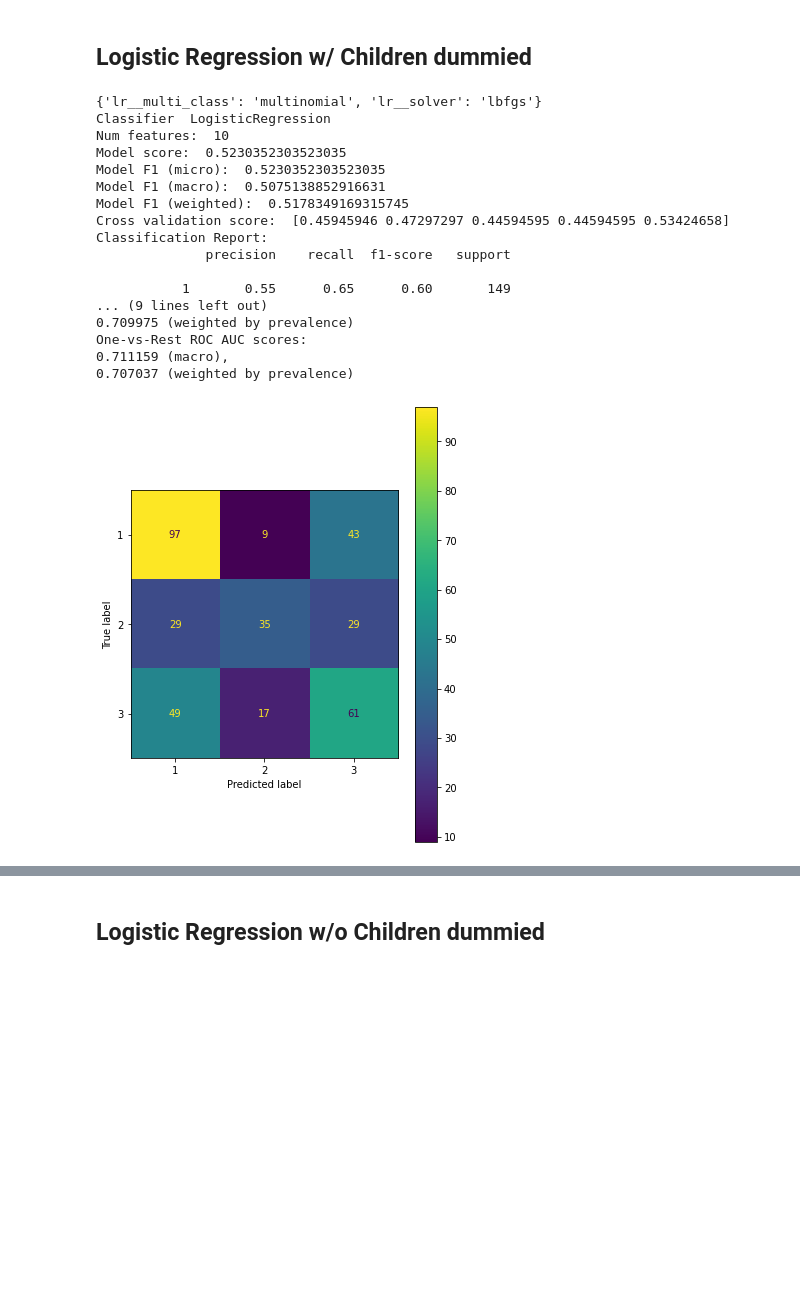
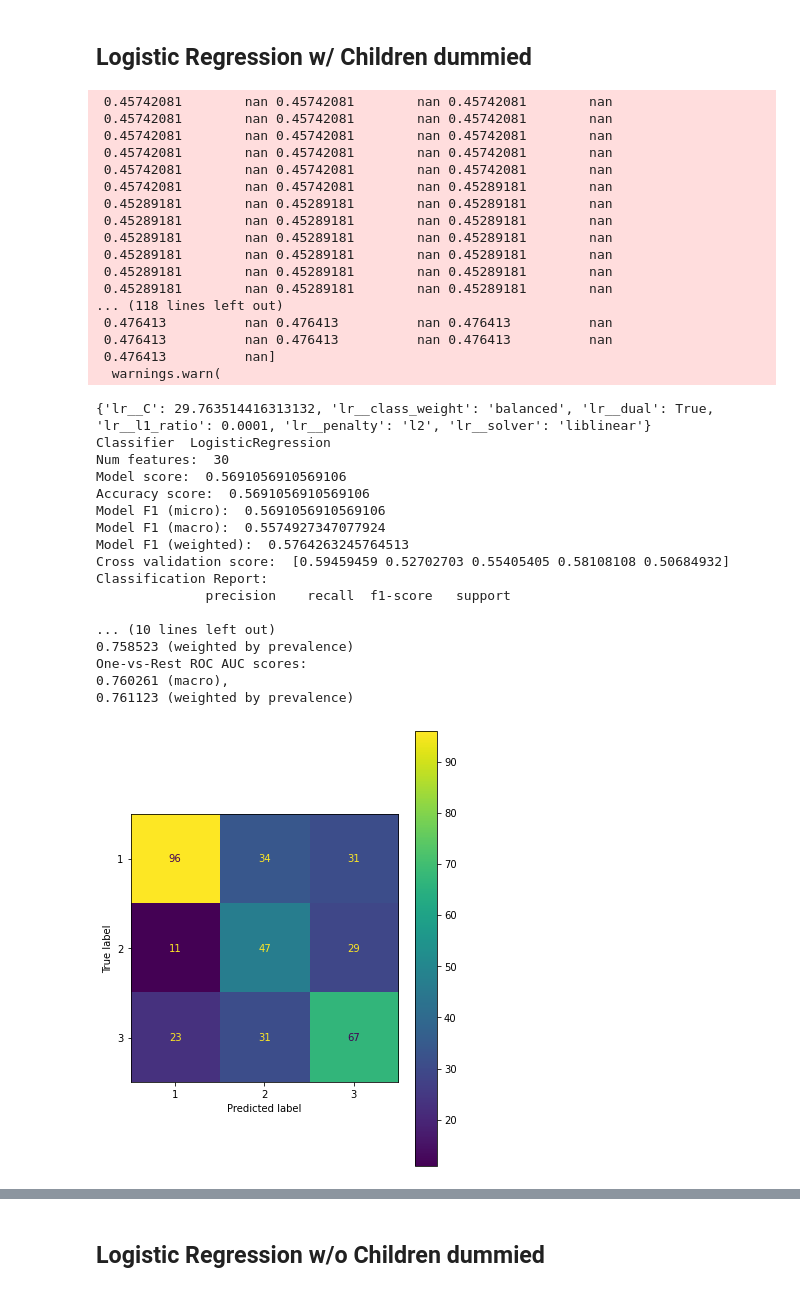
Before and after one commit to mike-flanagan/contraceptive-use-in-indonesia, a Jupyter notebook: WAX_prediction.ipynb, the cells around one changed output, grey strips where cells are left out. Cells and saved outputs as stored; diff of their text form; code cells hidden in the pictures; blank space fills up the shorter version.

```diff
--- a/WAX_prediction.ipynb
+++ b/WAX_prediction.ipynb
@@ -80,13 +80,13 @@ y = X.pop('cmc')
 to_dummy = ['edu', 'hus_edu', 'chil', 'hus_ocu', 'sol']
 X_with_dums = pd.get_dummies(X, columns=to_dummy, drop_first=True)
 # X_with_dums.shape
-X_train, X_test, y_train, y_test = train_test_split(
+X_train_df, X_test, y_train, y_test = train_test_split(
     X_with_dums, y, test_size=.25,
     random_state=1)
 # X_train.shape
 rs = RobustScaler()
-rs.fit(X_train)
-X_train = rs.transform(X_train)
+rs.fit(X_train_df)
+X_train = rs.transform(X_train_df)
 X_test = rs.transform(X_test)
 # %% [markdown]
 # Modeling
@@ -95,41 +95,58 @@ X_test = rs.transform(X_test)
 # %%
 # set up pipeline
 pipe_lr = Pipeline([('lr' , LogisticRegression(random_state=1, max_iter=200))])
 
 params_grid_lr = {'lr__penalty' : ['l2','elasticnet'],
                   'lr__class_weight' : ['balanced'],
                   'lr__dual' : [True],
                   'lr__solver' : ['liblinear'],
                   'lr__C' : np.logspace(-4, 4, 20),
                   'lr__l1_ratio' : np.logspace(-4, 4, 20) # only needed for elasticnet
                  }
 
 lr_clf = GridSearchCV(pipe_lr, param_grid = params_grid_lr, cv = 5, verbose=0, n_jobs=-1)
 
 # fit on data
 lr_clf.fit(X_train, y_train)
 print(lr_clf.best_params_)
 best_lr_clf = lr_clf.best_estimator_
-model_stats(X_train.columns, best_lr_clf, 'LogisticRegression', X_test, y_test)
+model_stats(X_train_df.columns, best_lr_clf, 'LogisticRegression', X_test, y_test)
 # %% [output]
-{'lr__multi_class': 'multinomial', 'lr__solver': 'lbfgs'}
-Classifier  LogisticRegression
-Num features:  10
-Model score:  0.5230352303523035
-Model F1 (micro):  0.5230352303523035
-Model F1 (macro):  0.5075138852916631
-Model F1 (weighted):  0.5178349169315745
-Cross validation score:  [0.45945946 0.47297297 0.44594595 0.44594595 0.53424658]
-Classification Report:
-              precision    recall  f1-score   support
-
-           1       0.55      0.65      0.60       149
-... (9 lines left out)
-0.709975 (weighted by prevalence)
-One-vs-Rest ROC AUC scores:
-0.711159 (macro),
-0.707037 (weighted by prevalence)
+ 0.45742081        nan 0.45742081        nan 0.45742081        nan
+ 0.45742081        nan 0.45742081        nan 0.45742081        nan
+ 0.45742081        nan 0.45742081        nan 0.45742081        nan
+ 0.45742081        nan 0.45742081        nan 0.45742081        nan
+ 0.45742081        nan 0.45742081        nan 0.45742081        nan
+ 0.45742081        nan 0.45742081        nan 0.45289181        nan
+ 0.45289181        nan 0.45289181        nan 0.45289181        nan
+ 0.45289181        nan 0.45289181        nan 0.45289181        nan
+ 0.45289181        nan 0.45289181        nan 0.45289181        nan
+ 0.45289181        nan 0.45289181        nan 0.45289181        nan
+ 0.45289181        nan 0.45289181        nan 0.45289181        nan
+ 0.45289181        nan 0.45289181        nan 0.45289181        nan
+... (118 lines left out)
+ 0.476413          nan 0.476413          nan 0.476413          nan
+ 0.476413          nan 0.476413          nan 0.476413          nan
+ 0.476413          nan]
+  warnings.warn(
+{'lr__C': 29.763514416313132, 'lr__class_weight': 'balanced', 'lr__dual': True, 'lr__l1_ratio': 0.0001, 'lr__penalty': 'l2', 'lr__solver': 'liblinear'}
+Classifier  LogisticRegression
+Num features:  30
+Model score:  0.5691056910569106
+Accuracy score:  0.5691056910569106
+Model F1 (micro):  0.5691056910569106
+Model F1 (macro):  0.5574927347077924
+Model F1 (weighted):  0.5764263245764513
+Cross validation score:  [0.59459459 0.52702703 0.55405405 0.58108108 0.50684932]
+Classification Report:
+              precision    recall  f1-score   support
+
+... (10 lines left out)
+0.758523 (weighted by prevalence)
+One-vs-Rest ROC AUC scores:
+0.760261 (macro),
+0.761123 (weighted by prevalence)
-[figure, old version]
+[figure, new version]
 # %%
 lr_clf_ = best_lr_clf.named_steps['lr']
 # %%
```
Also changed, not shown: parts of 33 cells of this notebook, 10 other files.
